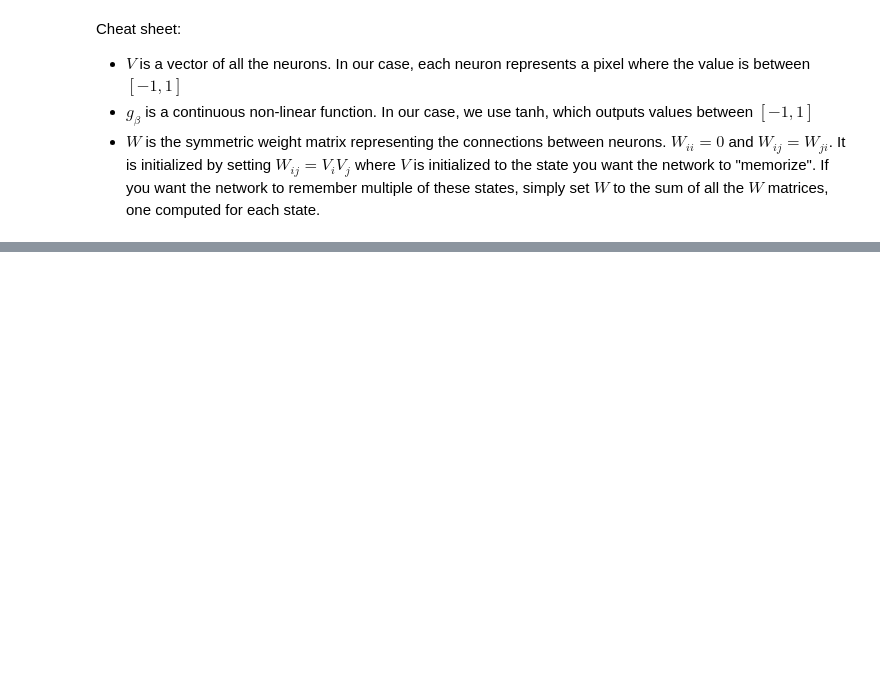
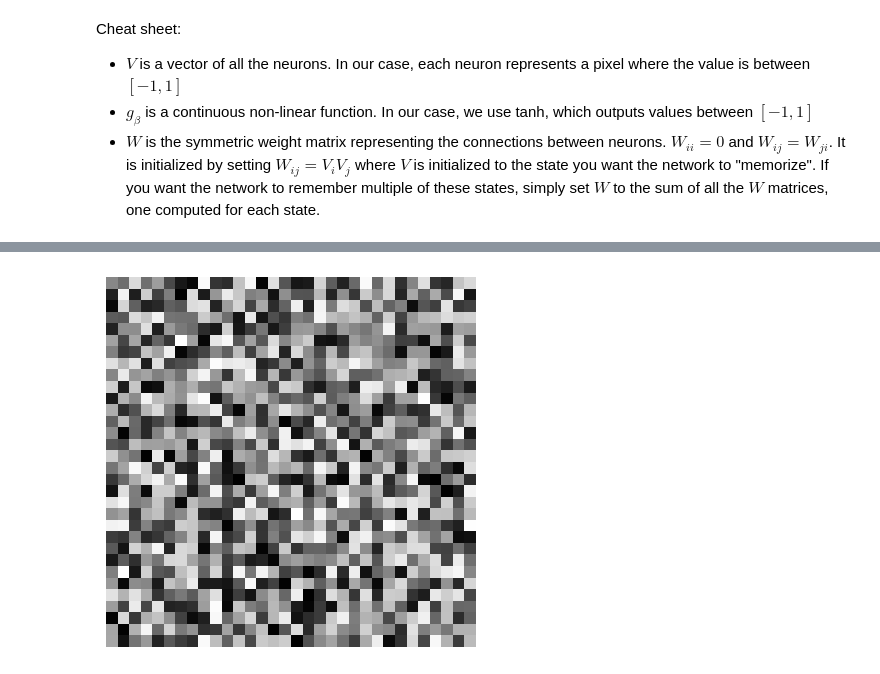
Before and after one commit to daniel-koronthaly/HopfieldImages, a Jupyter notebook: hopfield.ipynb, the cells around one changed output, grey strips where cells are left out. Cells and saved outputs as stored; diff of their text form; code cells hidden in the pictures; blank space fills up the shorter version.

```diff
--- a/hopfield.ipynb
+++ b/hopfield.ipynb
@@ -93,0 +140,16 @@ states = np.array(states)
+# %%
+if color_enabled:
+    final_img = states[-1].reshape((32,32,3))
+else:
+    final_img = states[-1].reshape((32,32))
+
+final_img = (final_img+1)/2
+
+if color_enabled:
+    plt.imshow(final_img, interpolation='nearest')
+else:
+    plt.imshow(final_img, cmap="gray", interpolation='nearest')
+plt.axis('off')
+plt.show()
+# %% [output]
+[figure, added]
```
Also changed, not shown: parts of 7 cells of this notebook.
